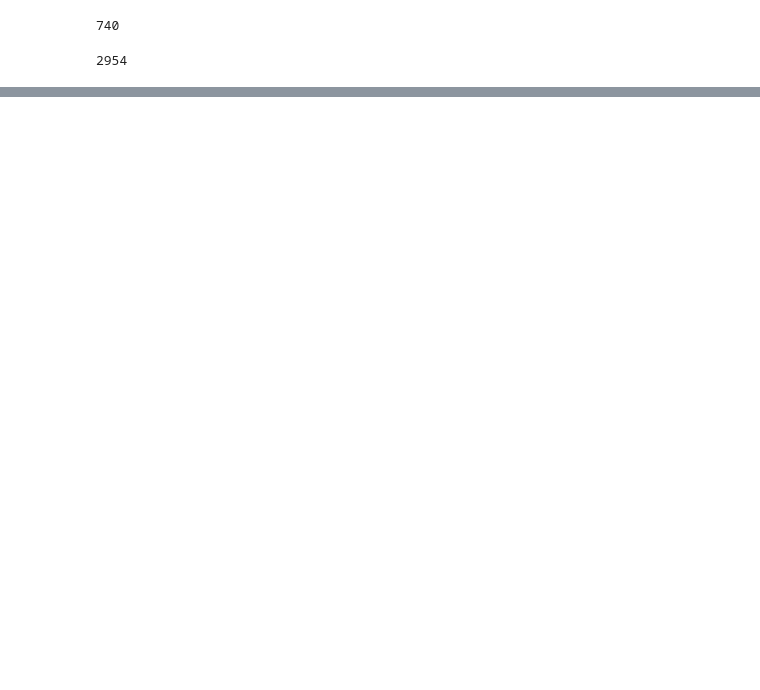
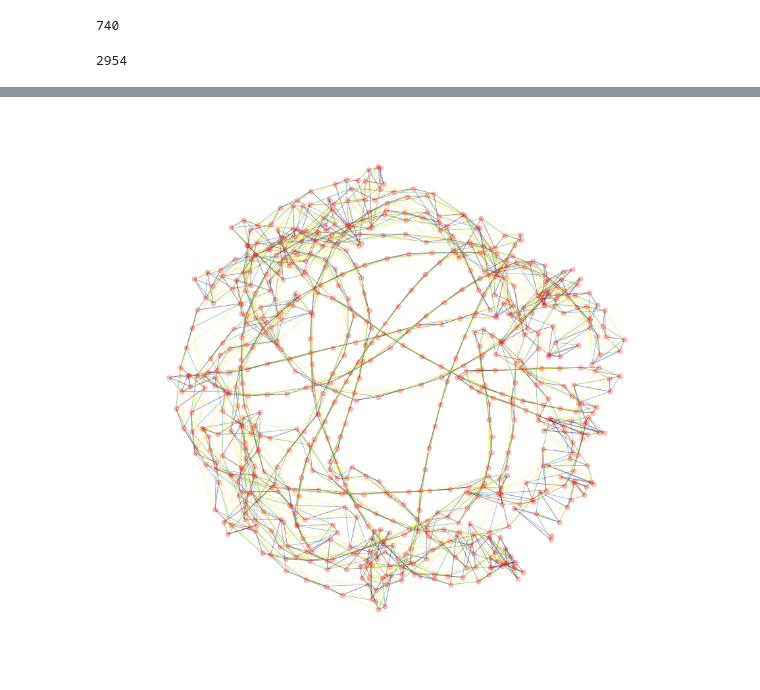
Before and after one commit to gganssle/entity-resolution-testing, a Jupyter notebook: dedupe/graph_plotting.ipynb, the cells around one changed output, grey strips where cells are left out. Saved outputs shown, nothing was run; the diff lists cells and outputs as text; code cells hidden in the pictures; blank space fills up the shorter version.

```diff
--- a/dedupe/graph_plotting.ipynb
+++ b/dedupe/graph_plotting.ipynb
@@ -181,0 +190,19 @@ plt.savefig('er_graph.png', dpi=400)
+# %%
+%%time
+
+distance_list = nx.get_edge_attributes(er_graph, 'distance')
+distance_list = list(distance_list.values()) / max(list(distance_list.values()))
+distance_list = 255 * distance_list
+
+plt.figure(figsize=(15,15))
+pos = nx.spring_layout(er_graph, k=0.15)
+
+nc = nx.draw_networkx_nodes(er_graph, pos, node_size=50, alpha=0.25)
+ec = nx.draw_networkx_edges(er_graph, pos, alpha=.5,
+                            edge_color=distance_list, cmap='hot', edge_vmin=100, edge_vmax=255)
+
+plt.axis('off')
+plt.show()
+#plt.savefig('er_graph_distance.png', dpi=400)
+# %% [output]
+[figure, added]
```
Also changed, not shown: parts of 12 cells of this notebook, 3 other files.
